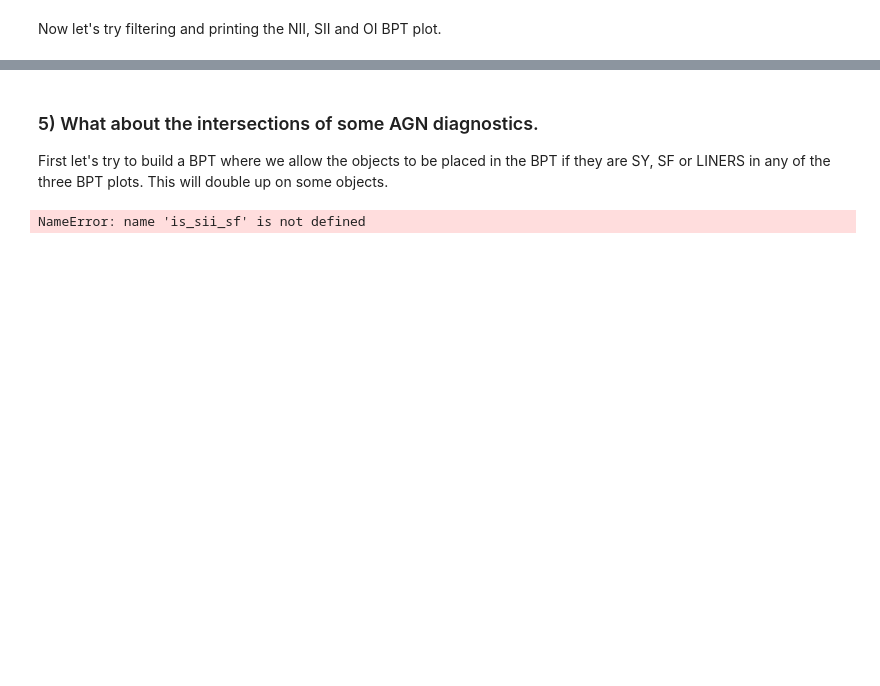
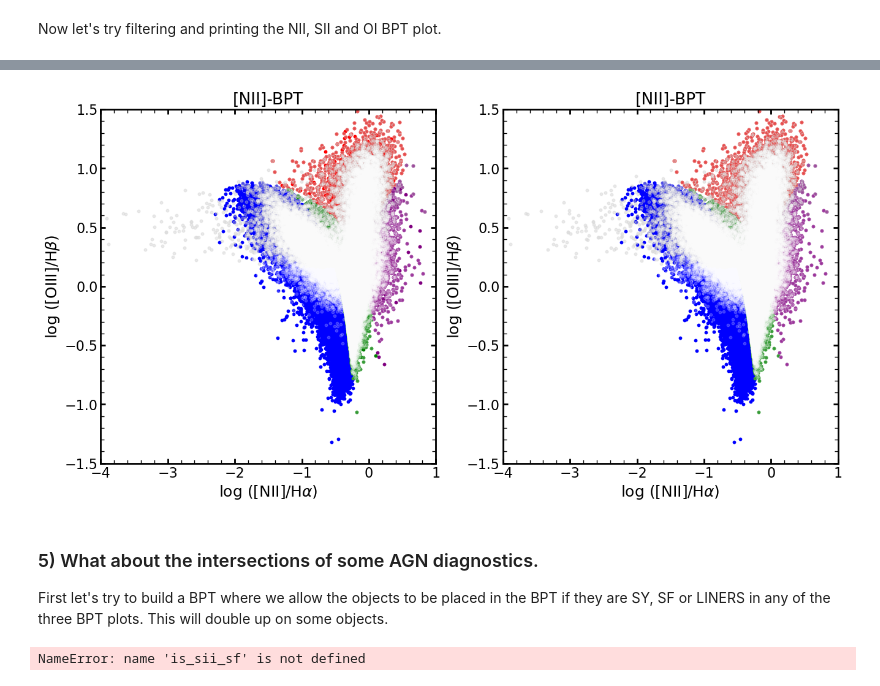
Before and after one commit to cosmodesi/desigaldev, a Jupyter notebook: AgnCats/notebooks/how_to_use_AGN_summary.ipynb, the cells around one changed output, grey strips where cells are left out. Saved outputs shown, nothing was run; the diff lists cells and outputs as text; code cells hidden in the pictures; blank space fills up the shorter version.

Commit message:
updating the maskbits issues

```diff
--- a/AgnCats/notebooks/how_to_use_AGN_summary.ipynb
+++ b/AgnCats/notebooks/how_to_use_AGN_summary.ipynb
@@ -331,3 +335,70 @@ plt.show()
+# %%
+# AGN_MASKBITS BPT_ANY_SY BPT_ANY_AGN
+mask_is_any_sy = (T['AGN_MASKBITS'] & AGN_MASKBITS.BPT_ANY_SY != 0)
+mask_is_any_agn = (T['AGN_MASKBITS'] & AGN_MASKBITS.BPT_ANY_AGN != 0)
+
+is_any_sy = (is_nii_sy | is_sii_sy | is_oi_sy)
+is_any_agn = (is_nii_sy | is_sii_sy | is_oi_sy | is_nii_lin | is_sii_lin | is_oi_lin | is_nii_comp)
+# %%
+plt.figure(figsize = (24,7.5))
+
+plt.subplot2grid((1,3), (0,0))
+plt.title('[NII]-BPT')
+plt.scatter(xx_bptnii[is_nii_sf], yy_bpt[is_nii_sf], color = 'b', s = 10)
+plt.scatter(xx_bptnii[is_nii_sy], yy_bpt[is_nii_sy], color = 'r', s = 10)
+plt.scatter(xx_bptnii[is_nii_comp], yy_bpt[is_nii_comp], color = 'g', s = 10)
+plt.scatter(xx_bptnii[is_nii_lin], yy_bpt[is_nii_lin], color = 'purple', s = 10)
+
+plt.scatter(xx_bptnii[mask_is_any_sy], yy_bpt[mask_is_any_sy], color = 'grey', s = 10, alpha=0.2)
+plt.scatter(xx_bptnii[mask_is_any_agn], yy_bpt[mask_is_any_agn], color = 'white', s = 10, alpha=0.2)
+
+plt.xlabel('log ([NII]/H$\\alpha$)')
+plt.ylabel('log ([OIII]/H$\\beta$)')
+
+plt.xlim(-4,1)
+plt.ylim(-1.5,1.5)
+#
+
+plt.subplot2grid((1,3), (0,1))
+plt.title('[NII]-BPT')
+plt.scatter(xx_bptnii[is_nii_sf], yy_bpt[is_nii_sf], color = 'b', s = 10)
+plt.scatter(xx_bptnii[is_nii_sy], yy_bpt[is_nii_sy], color = 'r', s = 10)
+plt.scatter(xx_bptnii[is_nii_comp], yy_bpt[is_nii_comp], color = 'g', s = 10)
+plt.scatter(xx_bptnii[is_nii_lin], yy_bpt[is_nii_lin], color = 'purple', s = 10)
+
+plt.scatter(xx_bptnii[is_any_sy], yy_bpt[is_any_sy], color = 'grey', s = 10, alpha=0.2)
+plt.scatter(xx_bptnii[is_any_agn], yy_bpt[is_any_agn], color = 'white', s = 10, alpha=0.2)
+
+plt.xlabel('log ([NII]/H$\\alpha$)')
+plt.ylabel('log ([OIII]/H$\\beta$)')
+
+plt.xlim(-4,1)
+plt.ylim(-1.5,1.5)
+
+
+# plt.subplot2grid((1,3), (0,1))
+# plt.title('[SII]-BPT')
+# plt.scatter(xx_bptsii[is_sii_sf], yy_bpt[is_sii_sf], color = 'b', s = 10)
+# plt.scatter(xx_bptsii[is_sii_sy], yy_bpt[is_sii_sy], color = 'r', s = 10)
+# plt.scatter(xx_bptsii[is_sii_lin], yy_bpt[is_sii_lin], color = 'purple', s = 10)
+
+# plt.scatter(xx_bptnii[is_any_sy], yy_bpt[is_any_sy], color = 'grey', s = 10, alpha=0.3)
+# plt.scatter(xx_bptnii[is_any_agn], yy_bpt[is_any_agn], color = 'white', s = 10, alpha=0.3)
+
+# plt.xlabel('log ([SII]/H$\\alpha$)')
+# plt.ylabel('log ([OIII]/H$\\beta$)')
+
+# plt.subplot2grid((1,3), (0,2))
+# plt.title('[OI]-BPT')
+# plt.scatter(xx_bptoi[is_oi_sf], yy_bpt[is_oi_sf], color = 'b', s = 10)
+# plt.scatter(xx_bptoi[is_oi_sy], yy_bpt[is_oi_sy], color = 'r', s = 10)
+# plt.scatter(xx_bptoi[is_oi_lin], yy_bpt[is_oi_lin], color = 'purple', s = 10)
+# plt.xlabel('log ([OI]/H$\\alpha$)')
+# plt.ylabel('log ([OIII]/H$\\beta$)')
+
+plt.show()
+# %% [output]
+[figure, added]
 # %% [markdown]
 ### 5) What about the intersections of some AGN diagnostics.
 
```
Also changed, not shown: parts of 4 cells of this notebook, 2 other files.
